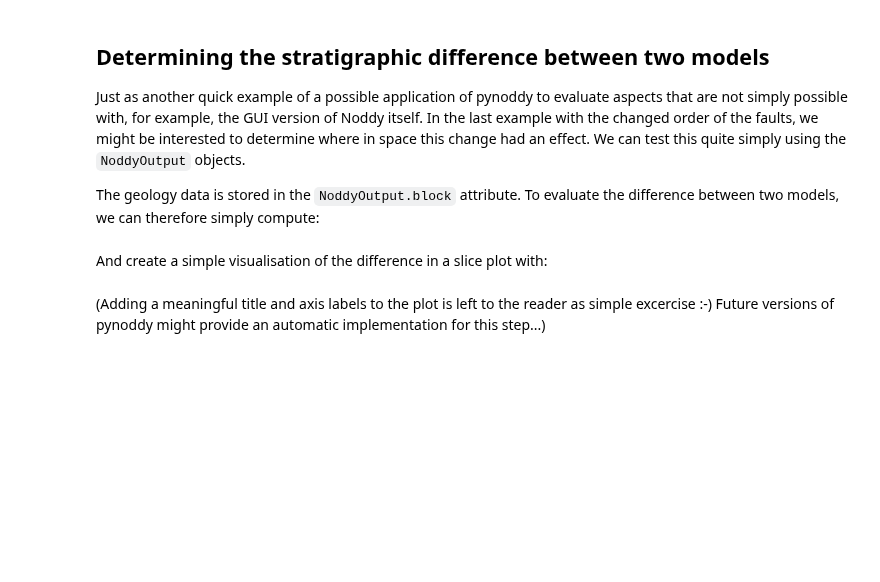
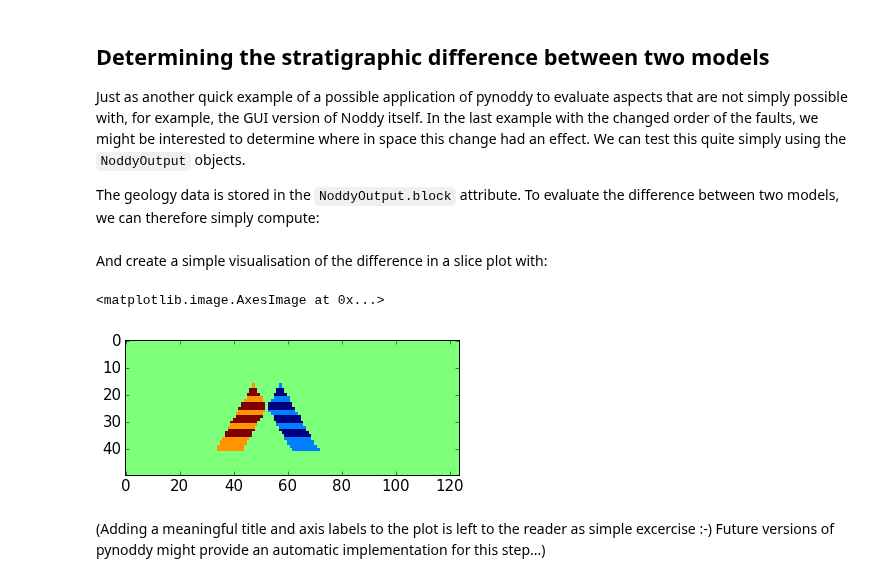
Before and after one commit to cgre-aachen/pynoddy, a Jupyter notebook: docs/notebooks/3-Events.ipynb, the cells around one changed output. Drawn from its saved outputs; the diff is of its cells as text; code cells hidden in the pictures; blank space fills up the shorter version.

```diff
--- a/docs/notebooks/3-Events.ipynb
+++ b/docs/notebooks/3-Events.ipynb
@@ -212,6 +216,9 @@ And create a simple visualisation of the difference in a slice plot with:
 # %%
 fig = plt.figure()
 ax = fig.add_subplot(111)
-ax.imshow(diff[10,:,:].transpose(), interpolation='nearest')
+ax.imshow(diff[:,10,:].transpose(), interpolation='nearest')
+# %% [output]
+<matplotlib.image.AxesImage at 0x...>
+[figure, added]
 # %% [markdown]
 (Adding a meaningful title and axis labels to the plot is left to the reader as simple excercise :-) Future versions of pynoddy might provide an automatic implementation for this step...)
```
Also changed, not shown: parts of 7 cells of this notebook, 10 other files.
